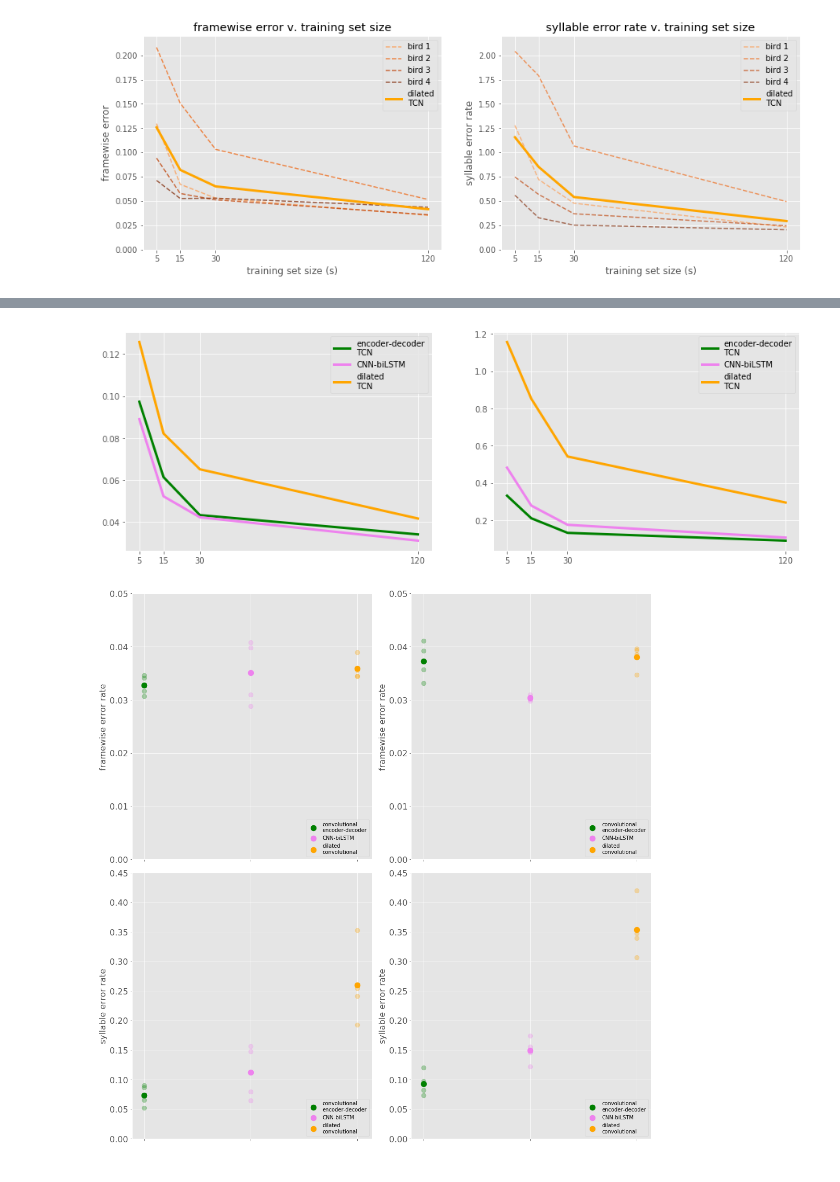
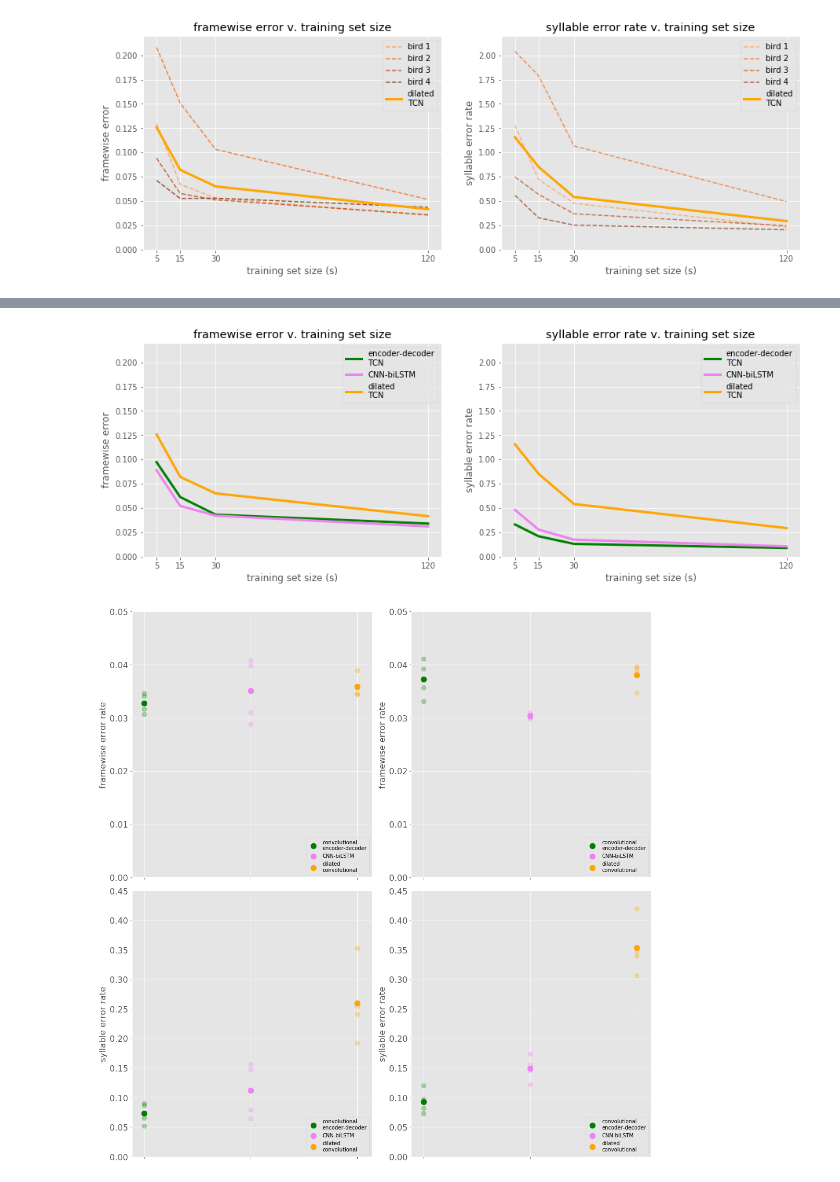
Before and after one commit to NickleDave/compare-seg-models, a Jupyter notebook: experiment_notebooks/results-2018-11-25.ipynb, the cells around one changed output, grey strips where cells are left out. Drawn from its saved outputs; the diff is of its cells as text; code cells hidden in the pictures.

```diff
--- a/experiment_notebooks/results-2018-11-25.ipynb
+++ b/experiment_notebooks/results-2018-11-25.ipynb
@@ -178,25 +187,35 @@ ax[1].legend()
 # %%
 plt.style.use('ggplot')
 
 train_durs = [5,15,30,120]
 
 fig, ax = plt.subplots(1, 2)
 ax = ax.ravel()
 fig.set_size_inches(15, 5)
 
 
 for model, model_name, model_color in zip(MODELS, model_names, model_colors):
     ax[0].plot(train_durs, np.mean(frame_err_across_birds[model], axis=1),
                color=model_color, linewidth=3, label=model_name)
     ax[1].plot(train_durs, np.mean(syl_err_across_birds[model], axis=1),
                color=model_color, linewidth=3, label=model_name)
 
-ax[0].set_xticks(train_durs);
+ax[0].set_xticks(train_durs)
+ax[0].set_title('framewise error v. training set size')
+ax[0].set_xlabel('training set size (s)')
+ax[0].set_ylabel('framewise error')
 ax[0].legend()
-ax[1].set_xticks(train_durs);
-ax[1].legend();
+ax[0].set_ylim([0, 0.22])
+
+ax[1].set_xticks(train_durs)
+ax[1].set_title('syllable error rate v. training set size')
+ax[1].set_xlabel('training set size (s)')
+ax[1].set_ylabel('syllable error rate')
+ax[1].legend()
+ax[1].set_ylim([0, 2.2])
+plt.savefig('err_all_models.png')
 # %% [output]
-[figure, old version]
+[figure, new version]
 # %%
 plt.style.use('ggplot')
 
```
Also changed, not shown: parts of 1 cell of this notebook.
